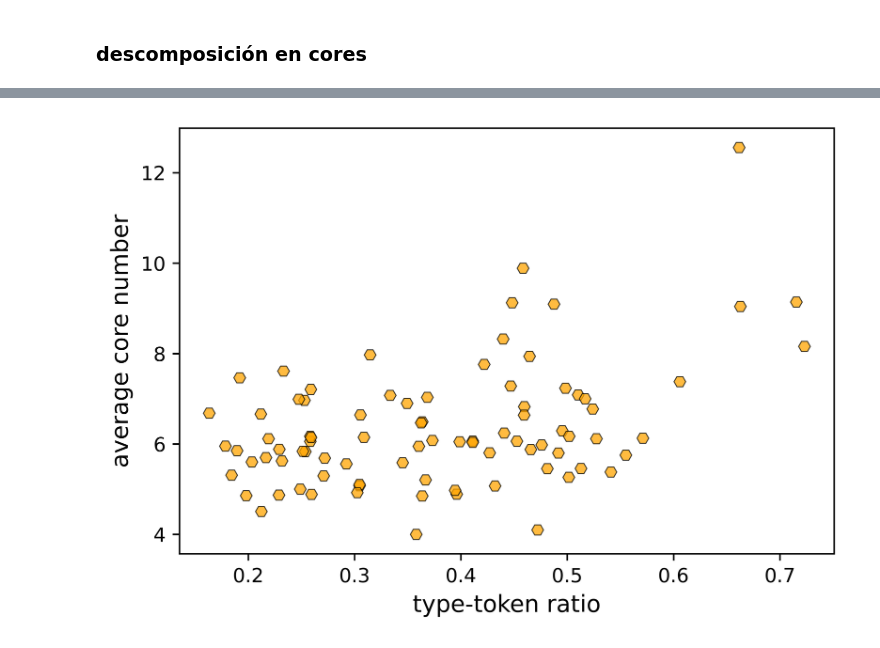
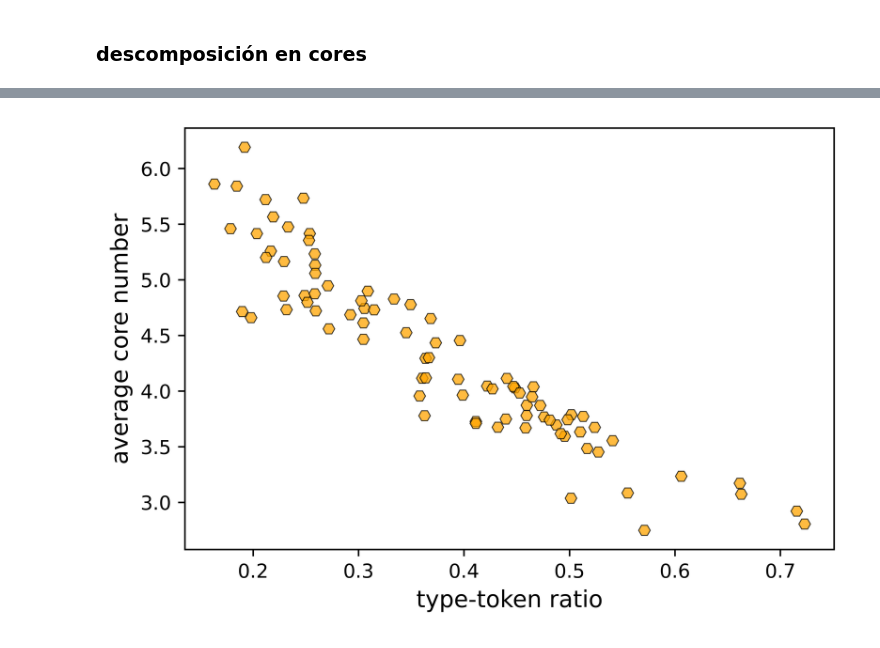
Before and after one commit to javiervz/sentence, a Jupyter notebook: gow.ipynb, the cells around one changed output, grey strips where cells are left out. Cells and saved outputs as stored; diff of their text form; code cells hidden in the pictures.

```diff
--- a/gow.ipynb
+++ b/gow.ipynb
@@ -230,22 +230,29 @@ len(graphs)
 85
 # %% [markdown]
 ### descomposición en cores
+# %%
+core_languages = {language:{} for language in graphs.keys()}
 # %%
 crust_languages = {language:{} for language in graphs.keys()}
 # %%
 path_languages = {language:{} for language in graphs.keys()}
+# %%
+core_numbers = {}
 # %%
 for language in graphs.keys():
     G=graphs[language].copy()
     G.remove_edges_from(nx.selfloop_edges(G))
-    core_numbers = nx.core_number(G)
+    numbers = nx.core_number(G)
+    core_numbers[language]=np.mean(list(numbers.values()))
     numbers = list(set(core_numbers.values()))
     numbers.sort()
     for n in numbers:
+        core = nx.k_core(G,k=n)
         crust = nx.k_crust(G,k=n)
         Gcc = sorted(nx.connected_components(crust), key=len, reverse=True)
         G0 = crust.subgraph(Gcc[0])
         path_languages[language][n]=nx.average_shortest_path_length(G0)
+        core_languages[language][n]=len(core)/len(G)
         crust_languages[language][n]=len(crust)/len(G)
 # %%
 path_languages['ayr']
@@ -333,14 +317,14 @@ for language in graphs.keys():
 # %%
 fig, ax = plt.subplots(dpi=800)
 
-ax.plot([mean_types[L]/mean_tokens[L] for L in core_dict.keys()],[core_dict[L][1][1] for L in core_dict.keys()],'H',color='orange',markersize=6,markeredgewidth=0.5,markeredgecolor='k',alpha=0.75,fillstyle='full',clip_on=True)
+ax.plot([mean_types[L]/mean_tokens[L] for L in core_numbers.keys()],[core_numbers[L] for L in core_numbers.keys()],'H',color='orange',markersize=6,markeredgewidth=0.5,markeredgecolor='k',alpha=0.75,fillstyle='full',clip_on=True)
 
 plt.grid(False)
 #plt.legend(loc='best')
 plt.ylabel(r'average core number',fontsize=12)
 plt.xlabel(r'type-token ratio',fontsize=12)
 plt.rcParams.update({'font.size': 10})
-plt.savefig('core.pdf', format='pdf', transparent=True, bbox_inches='tight',dpi=800)
+plt.savefig('core.jpg', format='jpg', transparent=True, bbox_inches='tight',dpi=800)
 plt.show()
 # %% [output]
-[figure, old version]
+[figure, new version]
```
Also changed, not shown: parts of 15 cells of this notebook, 4 other files.
